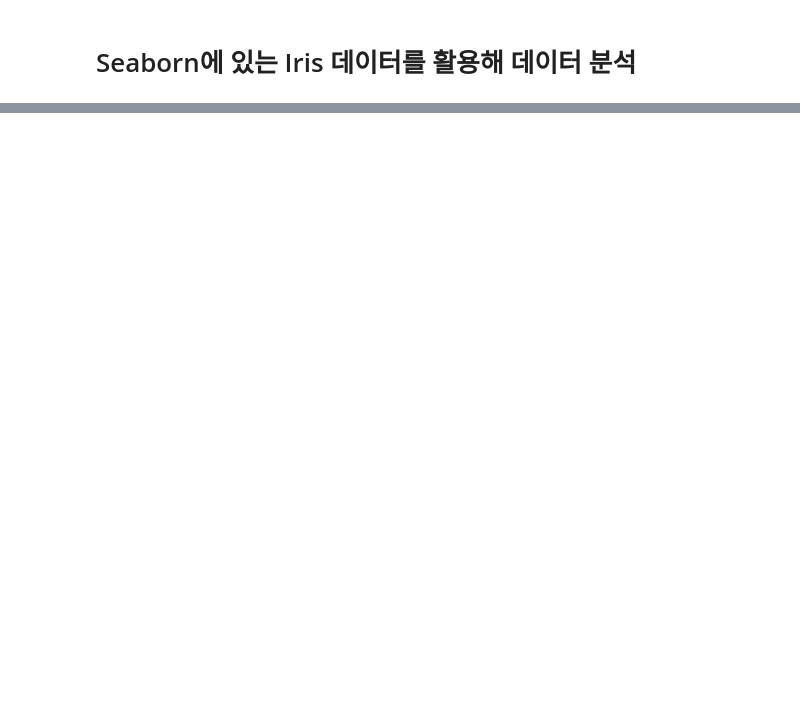
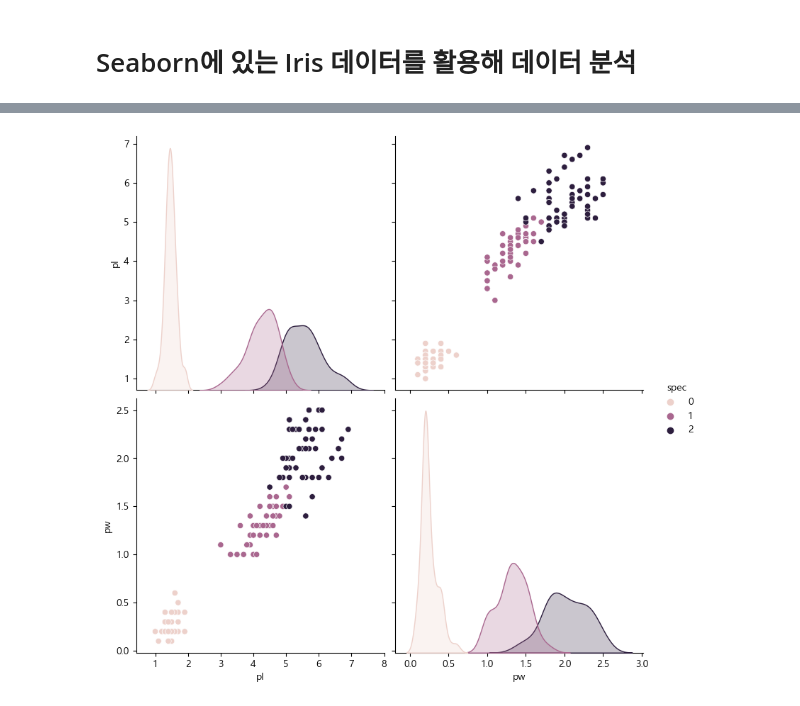
Before and after one commit to jwjb1020/jwj_python, a Jupyter notebook: iris/iris1.ipynb, the cells around one changed output, grey strips where cells are left out. Saved outputs shown, nothing was run; the diff lists cells and outputs as text; code cells hidden in the pictures; blank space fills up the shorter version.

```diff
--- a/iris/iris1.ipynb
+++ b/iris/iris1.ipynb
@@ -66,0 +96,8 @@ memory usage: 6.0+ KB
+# %%
+
+
+sns.pairplot(data=data,vars=["pl","pw"],hue="spec",height=4) #자세히 확인
+plt.show()
+#확인 결과 - pl <2.5 && pw < 0.75 정도면 0(setosa) / 2.5<pl && 1.6>pw 정도면 1(versicolor) / 2.5<pl && 1.6>pw 정도면 2(virginca)
+# %% [output]
+[figure, added]
```
Also changed, not shown: parts of 13 cells of this notebook, 1 other file.
